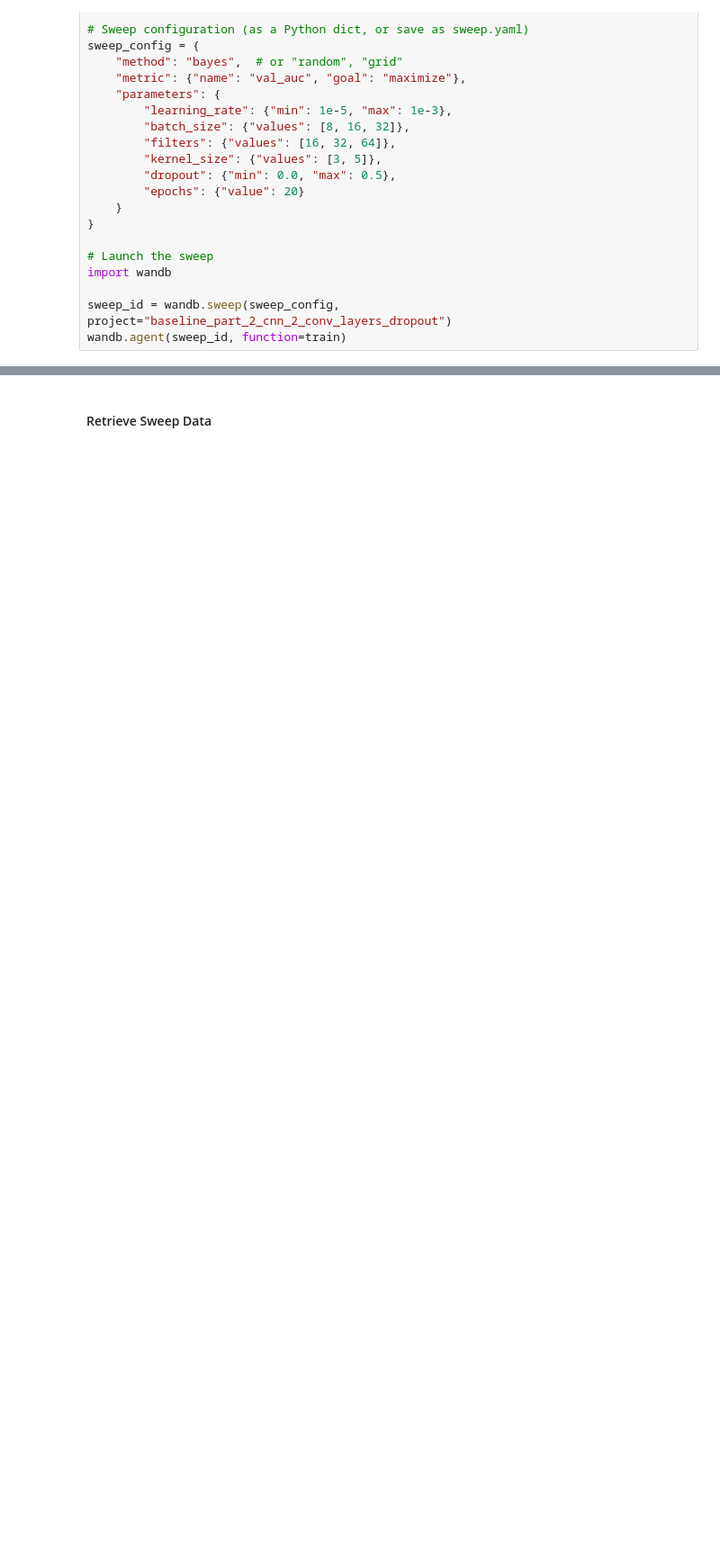
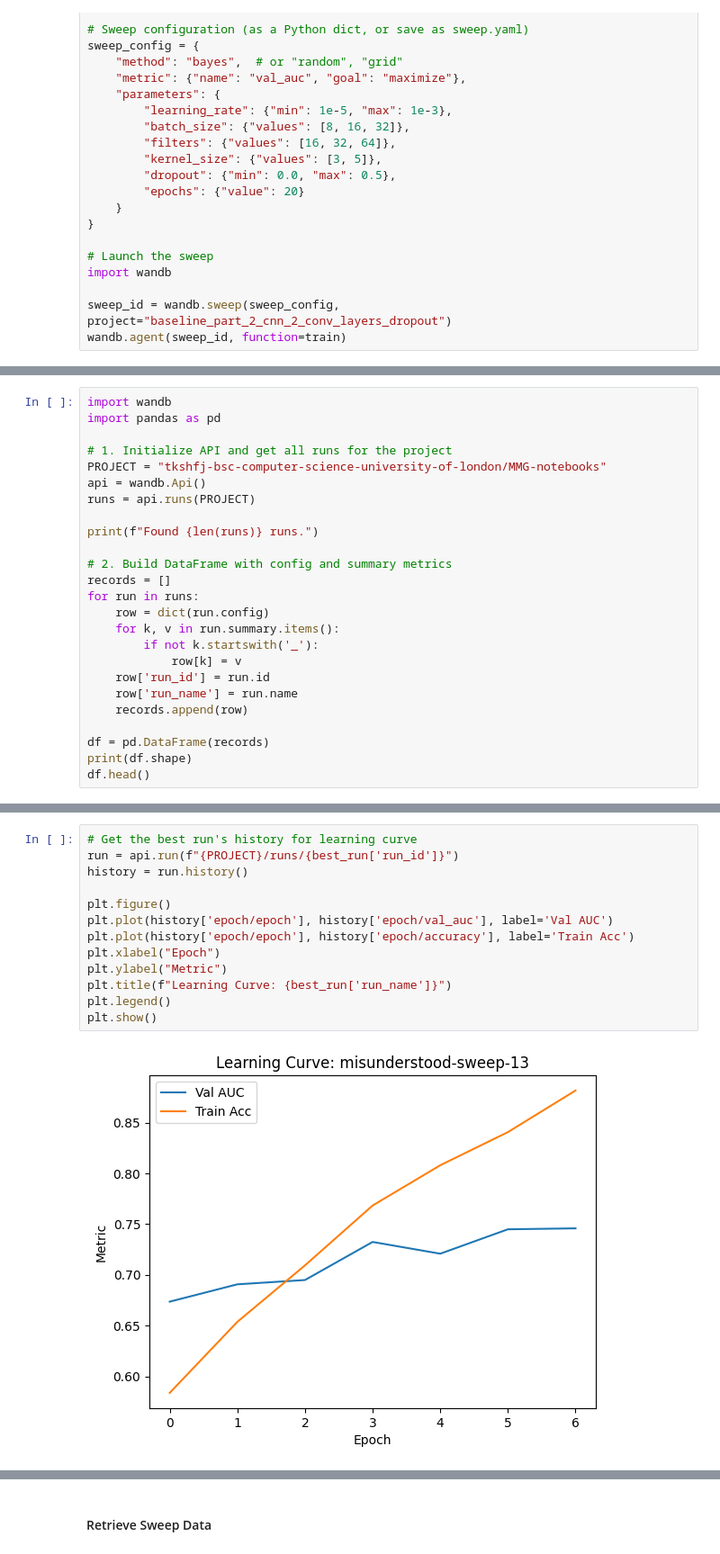
Before and after one commit to tkshfj/MMG, a Jupyter notebook: notebooks/baseline.ipynb, the cells around one changed output, grey strips where cells are left out. Shown at 90% size. Saved outputs shown, nothing was run; the diff lists cells and outputs as text; blank space fills up the shorter version.

```diff
--- a/notebooks/baseline.ipynb
+++ b/notebooks/baseline.ipynb
@@ -664,0 +669,25 @@ wandb.agent(sweep_id, function=train)
+# %%
+import wandb
+import pandas as pd
+
+# 1. Initialize API and get all runs for the project
+PROJECT = "tkshfj-bsc-computer-science-university-of-london/MMG-notebooks"
+api = wandb.Api()
+runs = api.runs(PROJECT)
+
+print(f"Found {len(runs)} runs.")
+
+# 2. Build DataFrame with config and summary metrics
+records = []
+for run in runs:
+    row = dict(run.config)
+    for k, v in run.summary.items():
+        if not k.startswith('_'):
+            row[k] = v
+    row['run_id'] = run.id
+    row['run_name'] = run.name
+    records.append(row)
+
+df = pd.DataFrame(records)
+print(df.shape)
+df.head()
@@ -664,0 +724,15 @@ wandb.agent(sweep_id, function=train)
+# %%
+# Get the best run's history for learning curve
+run = api.run(f"{PROJECT}/runs/{best_run['run_id']}")
+history = run.history()
+
+plt.figure()
+plt.plot(history['epoch/epoch'], history['epoch/val_auc'], label='Val AUC')
+plt.plot(history['epoch/epoch'], history['epoch/accuracy'], label='Train Acc')
+plt.xlabel("Epoch")
+plt.ylabel("Metric")
+plt.title(f"Learning Curve: {best_run['run_name']}")
+plt.legend()
+plt.show()
+# %% [output]
+[figure, added]
```
Also changed, not shown: parts of 10 cells of this notebook.
